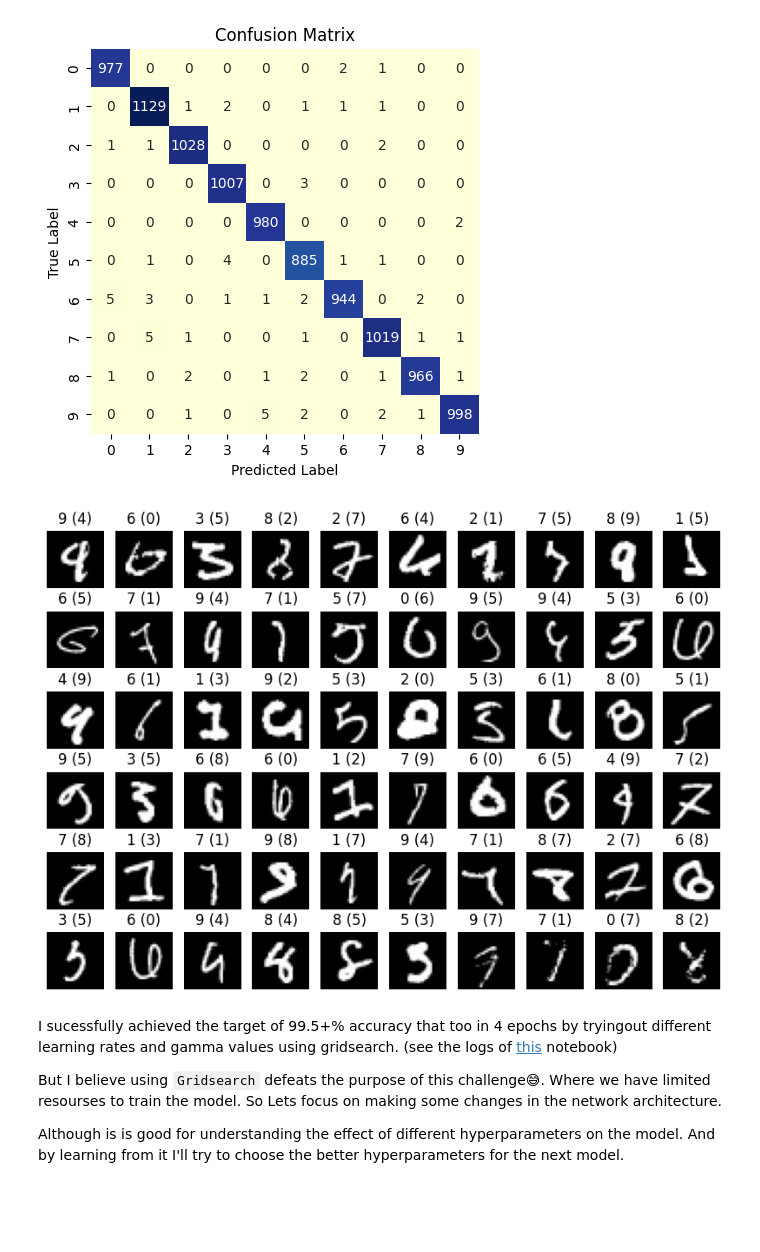
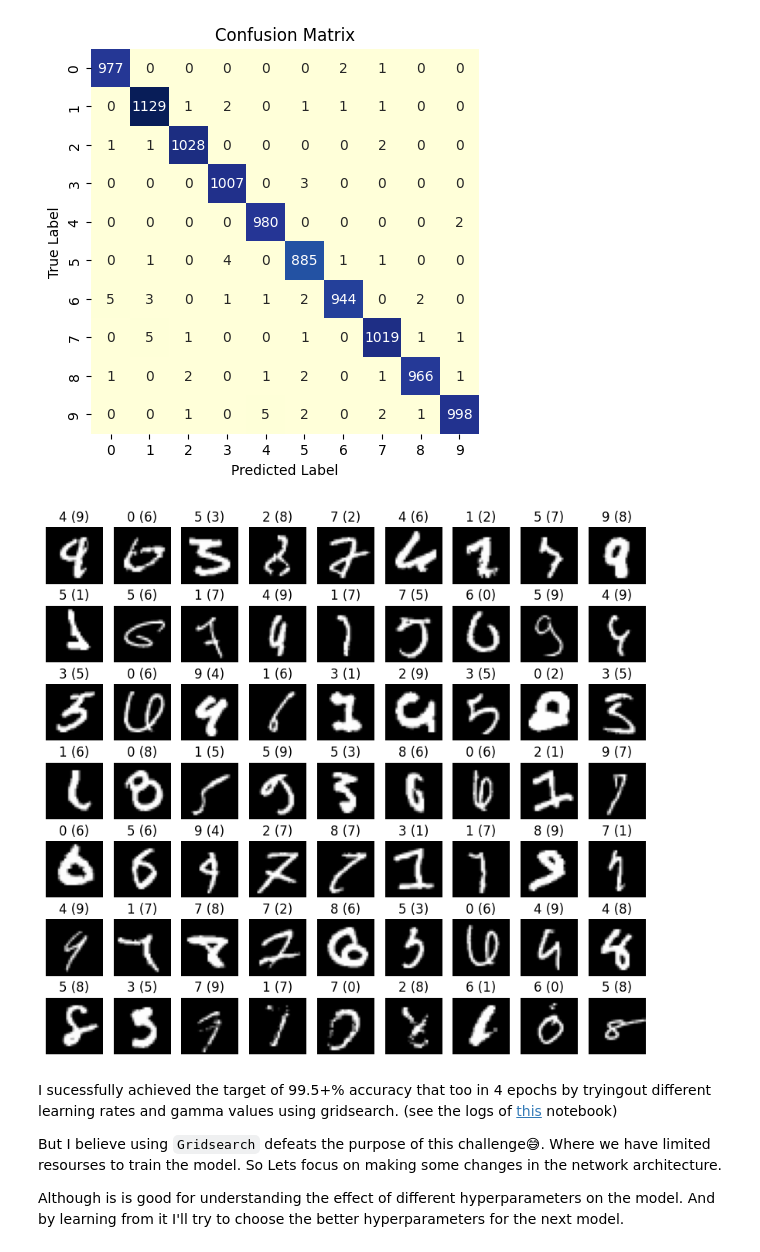
Before and after one commit to aka-vm/Hello-CV, a Jupyter notebook: MNIST-Digit 8k params/Version 2.ipynb, the cells around one changed output. Cells and saved outputs as stored; diff of their text form; code cells hidden in the pictures; blank space fills up the shorter version.

```diff
--- a/MNIST-Digit 8k params/Version 2.ipynb
+++ b/MNIST-Digit 8k params/Version 2.ipynb
@@ -746,39 +746,39 @@ confusion_matrix_plot(cm)
 # %% [output]
 [figure]
 # %%
-figure = plt.figure(figsize=(10, 7))
-cols, rows = 10, 6
+figure = plt.figure(figsize=(10, 9))
+cols, rows = 9, 7
 total = cols * rows
 
 all_wrong = []
 with torch.no_grad():
     for images, labels in test_dataloader:
         images = images
         labels = labels
         output = model(images)[0]
 
         original = labels.tolist()
         predicted = torch.argmax(output, dim=1).tolist()
 
         for orig, pred, img in zip(original, predicted, images):
             if orig != pred:
                 all_wrong.append((orig, pred, np.array(img)))
         if len(all_wrong) >= total:
             break
 
 for i in range(1, cols * rows + 1):
     label, pred, img = all_wrong[i - 1]
     figure.add_subplot(rows, cols, i)
     title = label
     if pred != label:
-        title = f"{title} ({pred})"
+        title = f"{pred} ({title})"
 
     plt.title(title)
     plt.axis("off")
     plt.imshow(img.squeeze(), cmap="gray")
 plt.show()
 # %% [output]
-[figure, old version]
+[figure, new version]
 # %%
 # Hyperparameter tuning: Grid search
 # Let's try to find the best hyperparameters for our model. For Fun
```
Also changed, not shown: 1 other file.
